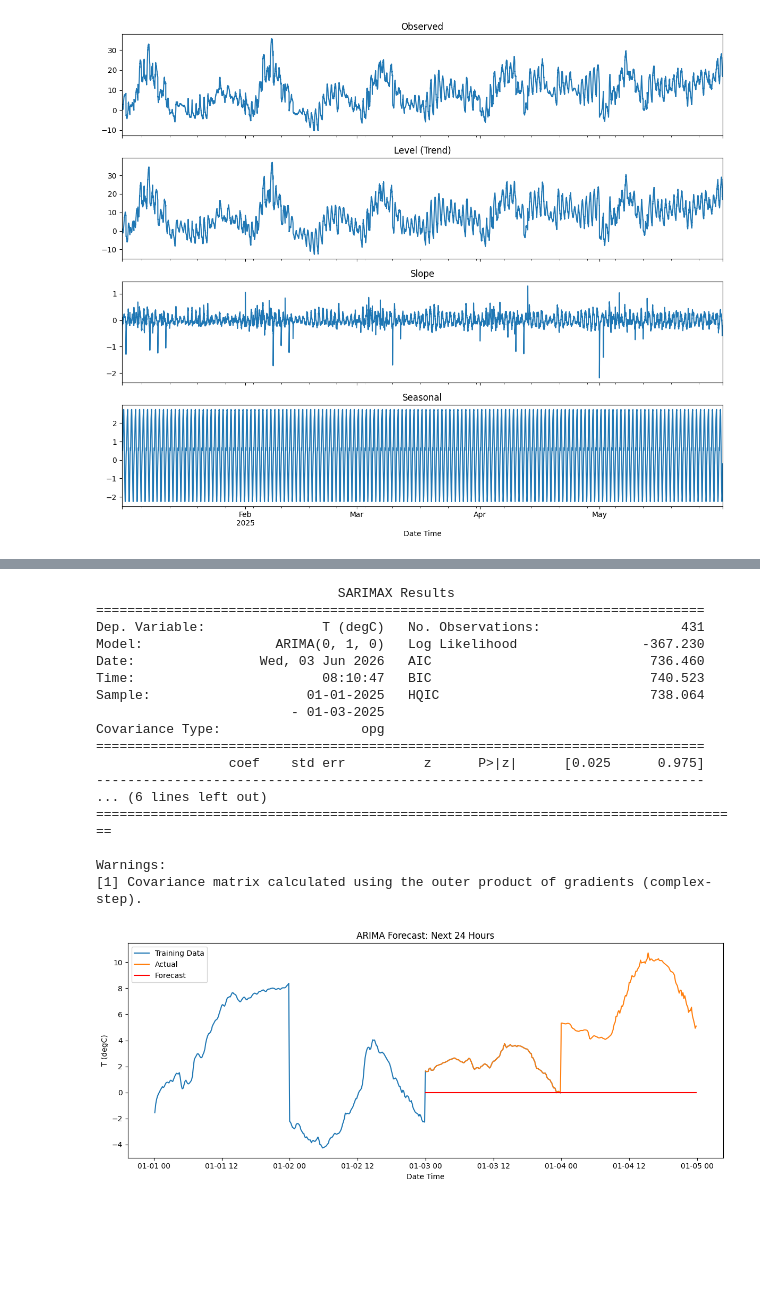
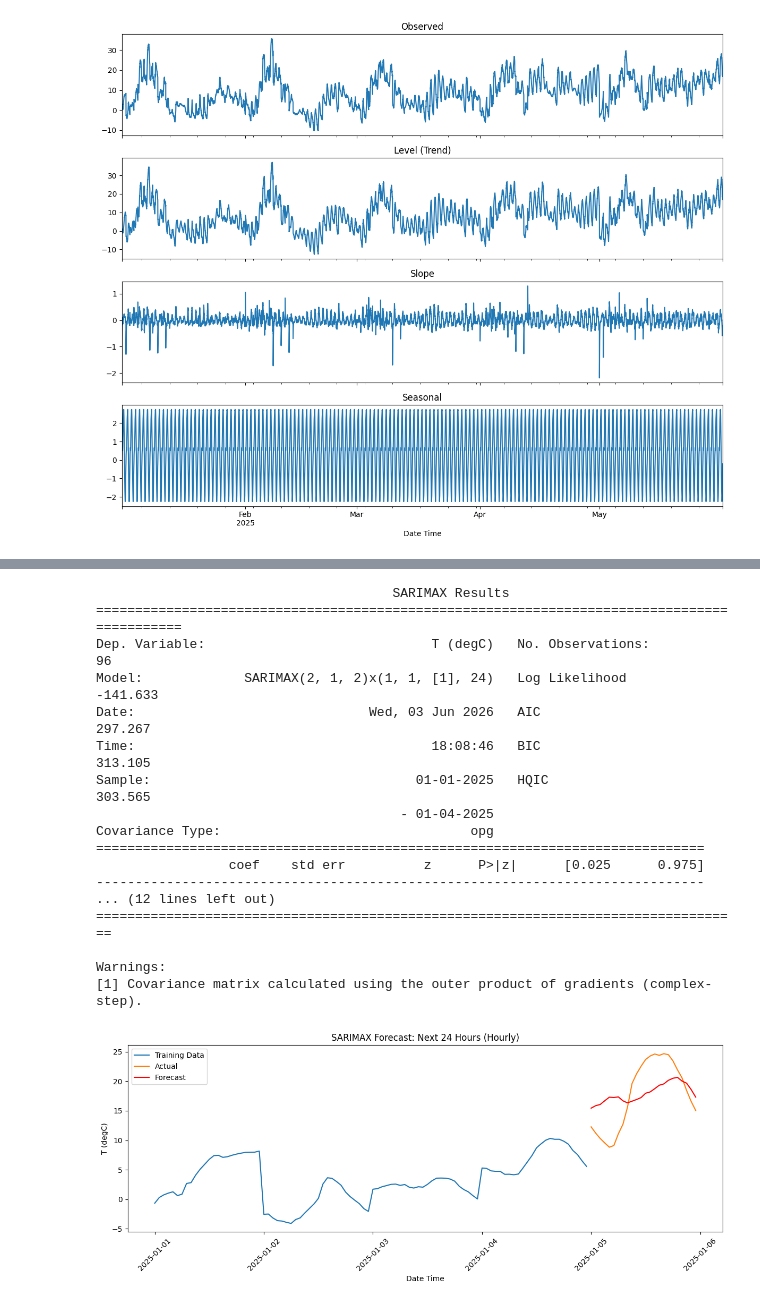
Before and after one commit to jmudong/Forecasting, a Jupyter notebook: arima.ipynb, the cells around one changed output, grey strips where cells are left out. Cells and saved outputs as stored; diff of their text form; code cells hidden in the pictures; blank space fills up the shorter version.

Commit message:
finished forecasting short-term & long-term

```diff
--- a/arima.ipynb
+++ b/arima.ipynb
@@ -137,4 +137,8 @@ test  = df_short["2025-01-05":"2025-01-05 23:50:00"]
 
 print(f"Train: {train.index.min()} → {train.index.max()} | {len(train)} rows")
 print(f"Test:  {test.index.min()} → {test.index.max()} | {len(test)} rows")
+
+# Resampling into 1hr intervals
+train_hourly = train.resample("1h").mean()
+test_hourly  = test.resample("1h").mean()
 # %% [output]
@@ -142,46 +147,48 @@ NameError: name 'df_short' is not defined
 # %%
-# Fit ARIMA Model
+# Fit SARIMAX Model
 from statsmodels.tsa.statespace.sarimax import SARIMAX
 
-model = ARIMA(train["T (degC)"], order=(0, 1, 0))  # (p, d, q)
-fit = model.fit()
+model = SARIMAX(train_hourly["T (degC)"],
+                order=(2, 1, 2),
+                seasonal_order=(1, 1, 1, 24))  # m=24 for hourly data
+fit = model.fit(disp=False)
 print(fit.summary())
 # %% [output]
-                               SARIMAX Results
-==============================================================================
-Dep. Variable:               T (degC)   No. Observations:                  431
-Model:                 ARIMA(0, 1, 0)   Log Likelihood                -367.230
-Date:                Wed, 03 Jun 2026   AIC                            736.460
-Time:                        08:10:47   BIC                            740.523
-Sample:                    01-01-2025   HQIC                           738.064
-                         - 01-03-2025
-Covariance Type:                  opg
+                                      SARIMAX Results
+============================================================================================
+Dep. Variable:                             T (degC)   No. Observations:                   96
+Model:             SARIMAX(2, 1, 2)x(1, 1, [1], 24)   Log Likelihood                -141.633
+Date:                              Wed, 03 Jun 2026   AIC                            297.267
+Time:                                      18:08:46   BIC                            313.105
+Sample:                                  01-01-2025   HQIC                           303.565
+                                       - 01-04-2025
+Covariance Type:                                opg
 ==============================================================================
                  coef    std err          z      P>|z|      [0.025      0.975]
 ------------------------------------------------------------------------------
-... (6 lines left out)
+... (12 lines left out)
 ===================================================================================
 
 Warnings:
 [1] Covariance matrix calculated using the outer product of gradients (complex-step).
 # %%
 # Forecast results
-forecast = fit.forecast(steps=288)
+forecast = fit.forecast(steps=24)  # 24 hours
 
-import matplotlib.pyplot as plt
-
+# Forecast plot
 plt.figure(figsize=(12, 5))
-plt.plot(train.index, train["T (degC)"], label="Training Data")
-plt.plot(test.index, test["T (degC)"], label="Actual")
-plt.plot(test.index, forecast, label="Forecast", color="red")
-plt.title("ARIMA Forecast: Next 24 Hours")
+plt.plot(train_hourly.index, train_hourly["T (degC)"], label="Training Data")
+plt.plot(test_hourly.index,  test_hourly["T (degC)"],  label="Actual")
+plt.plot(test_hourly.index,  forecast,                 label="Forecast", color="red")
+plt.title("SARIMAX Forecast: Next 24 Hours (Hourly)")
 plt.xlabel("Date Time")
 plt.ylabel("T (degC)")
+plt.xticks(rotation=45)
 plt.legend()
 plt.tight_layout()
 plt.show()
 # %% [output]
-[figure, old version]
+[figure, new version]
 # %%
 # Evaluating through RMSE
 from sklearn.metrics import mean_absolute_error, mean_squared_error
```
Also changed, not shown: parts of 8 cells of this notebook.
